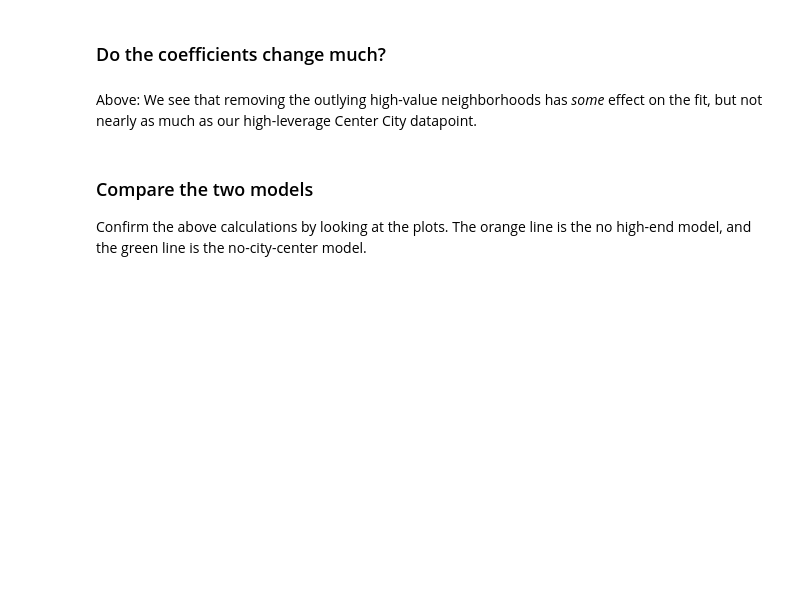
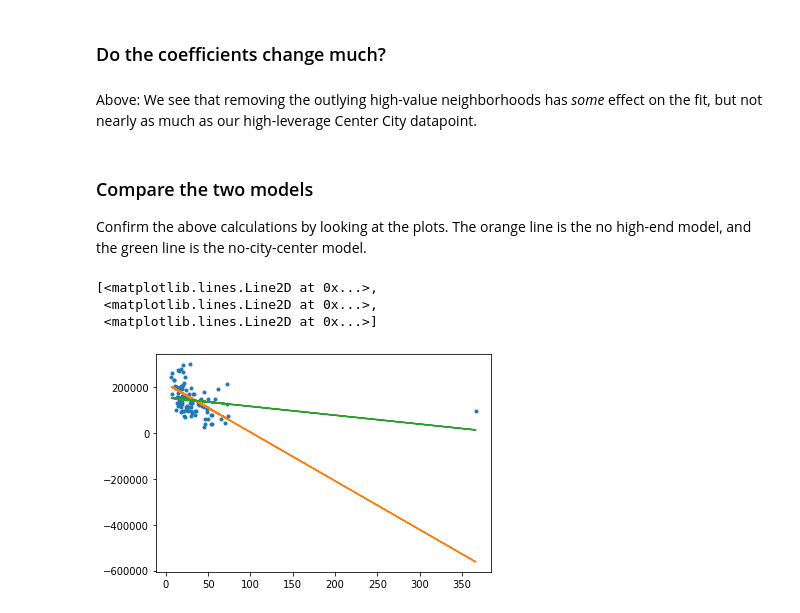
Before and after one commit to syedmeesamali/CourseraPlus, a Jupyter notebook: 6_ML_Combined_Courses/Practice/Pandas_PhillyCrime.ipynb, the cells around one changed output. Drawn from its saved outputs; the diff is of its cells as text; code cells hidden in the pictures; blank space fills up the shorter version.

```diff
--- a/6_ML_Combined_Courses/Practice/Pandas_PhillyCrime.ipynb
+++ b/6_ML_Combined_Courses/Practice/Pandas_PhillyCrime.ipynb
@@ -128,0 +123,5 @@ crime_model_nohighend = turicreate.linear_regression.create(
+# %%
+sales_nohighend = philly[philly['HousePrice'] < 350000]
+X_train_2, X_test_2, y_train_2, y_test_2 = train_test_split(sales_nohighend['CrimeRate'].values.reshape(-1, 1),
+sales_nohighend['HousePrice'].values.reshape(-1, 1), random_state=0)
+model_new_2 = LinearRegression().fit(X_train_2, y_train_2)
@@ -139,5 +142,10 @@ Above: We see that removing the outlying high-value neighborhoods has *some* eff
 Confirm the above calculations by looking at the plots. The orange line is the no high-end model, and the green line is the no-city-center model.
 # %%
 plt.plot(sales_nohighend['CrimeRate'], sales_nohighend['HousePrice'], '.',
-         sales_nohighend['CrimeRate'], crime_model_nohighend.predict(sales_nohighend), '-',
-         sales_nohighend['CrimeRate'], crime_model_noCC.predict(sales_nohighend), '-')
+         sales_nohighend['CrimeRate'], model_new.predict(sales_nohighend['CrimeRate'].values.reshape(-1, 1)), '-',
+         sales_nohighend['CrimeRate'], model_new_2.predict(sales_nohighend['CrimeRate'].values.reshape(-1, 1)), '-')
+# %% [output]
+[<matplotlib.lines.Line2D at 0x...>,
+ <matplotlib.lines.Line2D at 0x...>,
+ <matplotlib.lines.Line2D at 0x...>]
+[figure, added]
```
Also changed, not shown: parts of 26 cells of this notebook.
